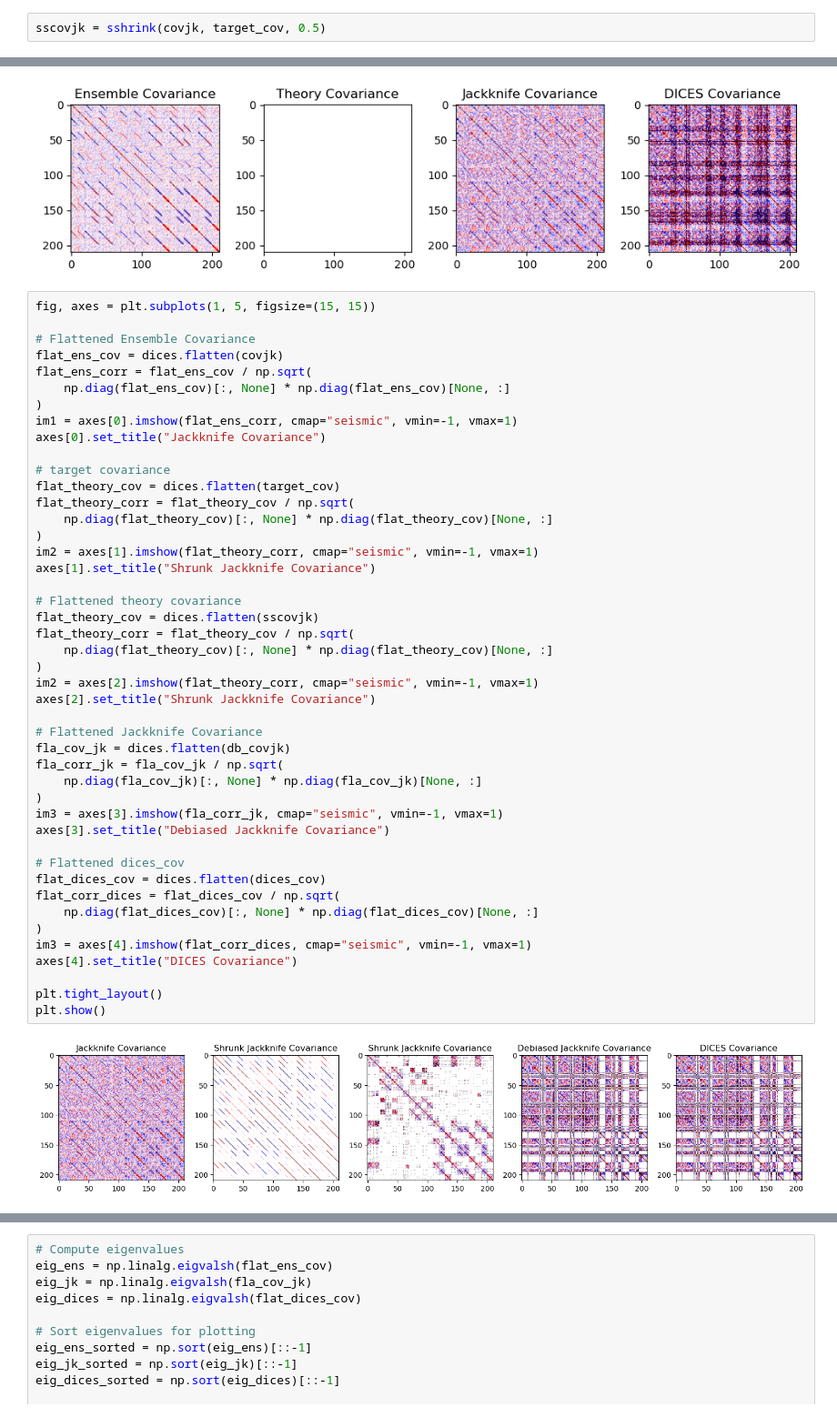
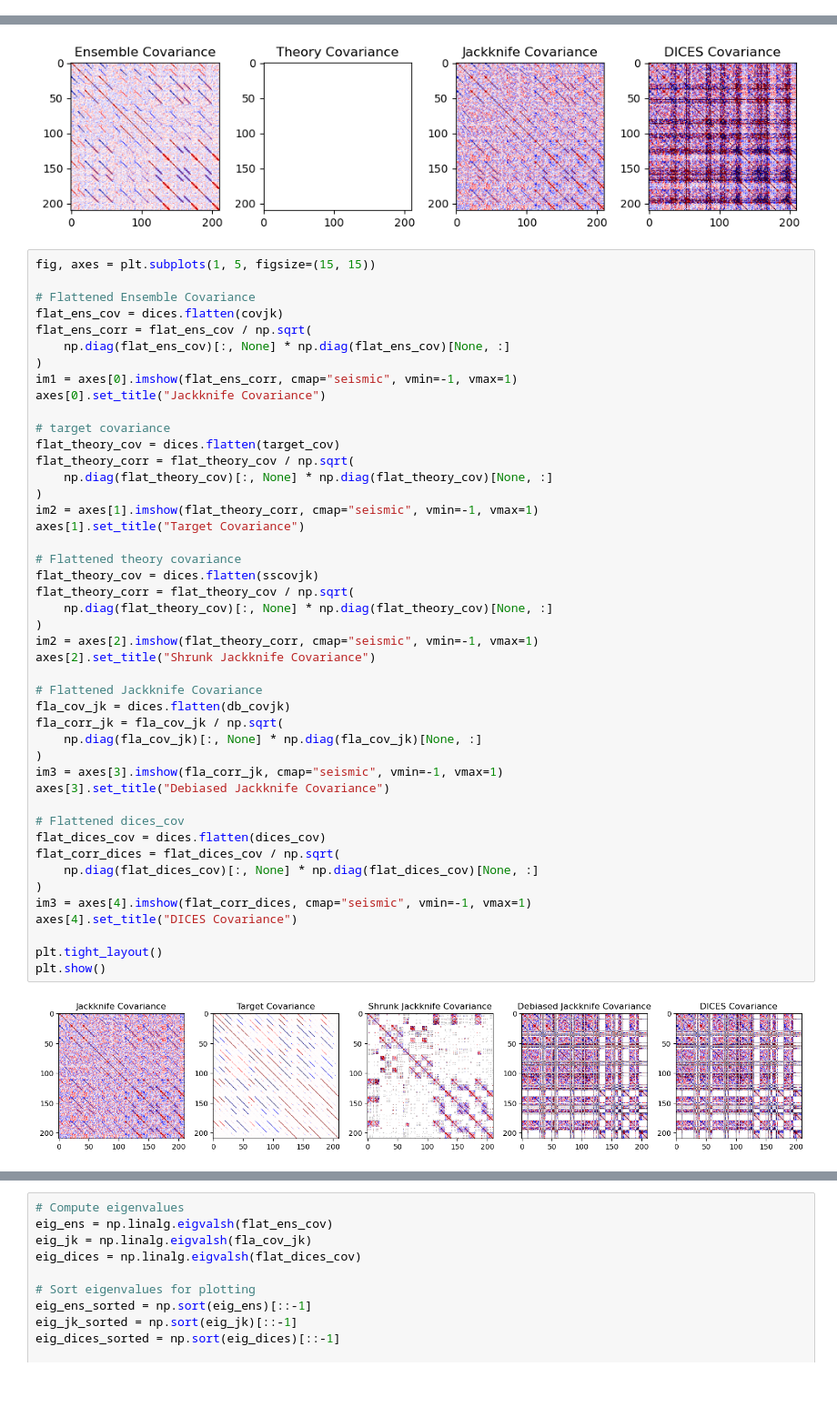
Before and after one commit to JaimeRZP/GLASS_challenge, a Jupyter notebook: cov_comparison.ipynb, the cells around one changed output, grey strips where cells are left out. Shown at 91% size. Drawn from its saved outputs; the diff is of its cells as text; blank space fills up the shorter version.

```diff
--- a/cov_comparison.ipynb
+++ b/cov_comparison.ipynb
@@ -184,5 +145,3 @@ def sshrink(cov, target, shrinkage_factor):
-# %%
-sscovjk = sshrink(covjk, target_cov, 0.5)
 # %%
 fig, axes = plt.subplots(1, 4, figsize=(10, 15))
 
@@ -239,33 +198,33 @@ flat_theory_corr = flat_theory_cov / np.sqrt(
     np.diag(flat_theory_cov)[:, None] * np.diag(flat_theory_cov)[None, :]
 )
 im2 = axes[1].imshow(flat_theory_corr, cmap="seismic", vmin=-1, vmax=1)
-axes[1].set_title("Shrunk Jackknife Covariance")
+axes[1].set_title("Target Covariance")
 
 # Flattened theory covariance
 flat_theory_cov = dices.flatten(sscovjk)
 flat_theory_corr = flat_theory_cov / np.sqrt(
     np.diag(flat_theory_cov)[:, None] * np.diag(flat_theory_cov)[None, :]
 )
 im2 = axes[2].imshow(flat_theory_corr, cmap="seismic", vmin=-1, vmax=1)
 axes[2].set_title("Shrunk Jackknife Covariance")
 
 # Flattened Jackknife Covariance
 fla_cov_jk = dices.flatten(db_covjk)
 fla_corr_jk = fla_cov_jk / np.sqrt(
     np.diag(fla_cov_jk)[:, None] * np.diag(fla_cov_jk)[None, :]
 )
 im3 = axes[3].imshow(fla_corr_jk, cmap="seismic", vmin=-1, vmax=1)
 axes[3].set_title("Debiased Jackknife Covariance")
 
 # Flattened dices_cov
 flat_dices_cov = dices.flatten(dices_cov)
 flat_corr_dices = flat_dices_cov / np.sqrt(
     np.diag(flat_dices_cov)[:, None] * np.diag(flat_dices_cov)[None, :]
 )
 im3 = axes[4].imshow(flat_corr_dices, cmap="seismic", vmin=-1, vmax=1)
 axes[4].set_title("DICES Covariance")
 
 plt.tight_layout()
 plt.show()
 # %% [output]
-[figure, old version]
+[figure, new version]
```
Also changed, not shown: parts of 4 cells of this notebook, 4 other files.
